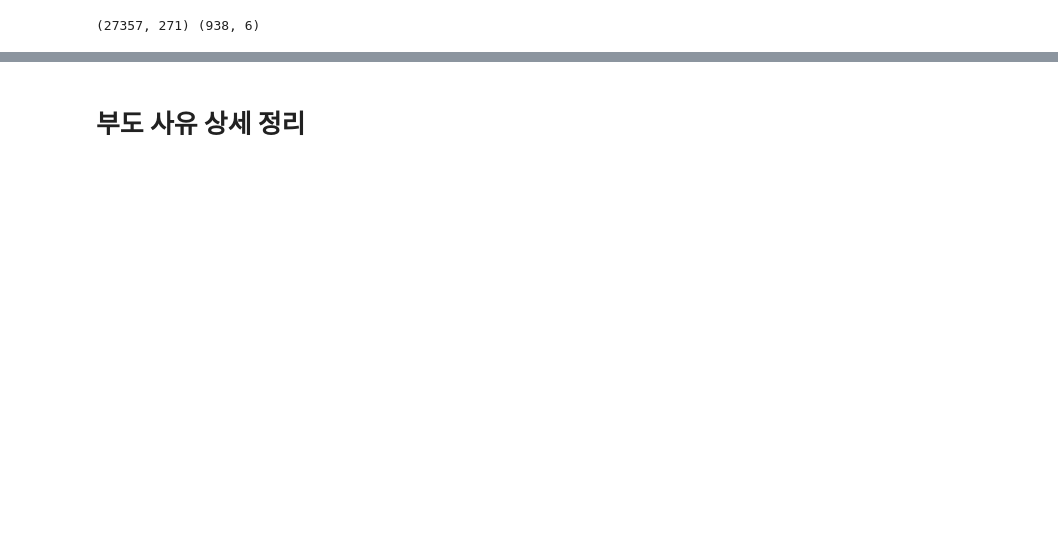
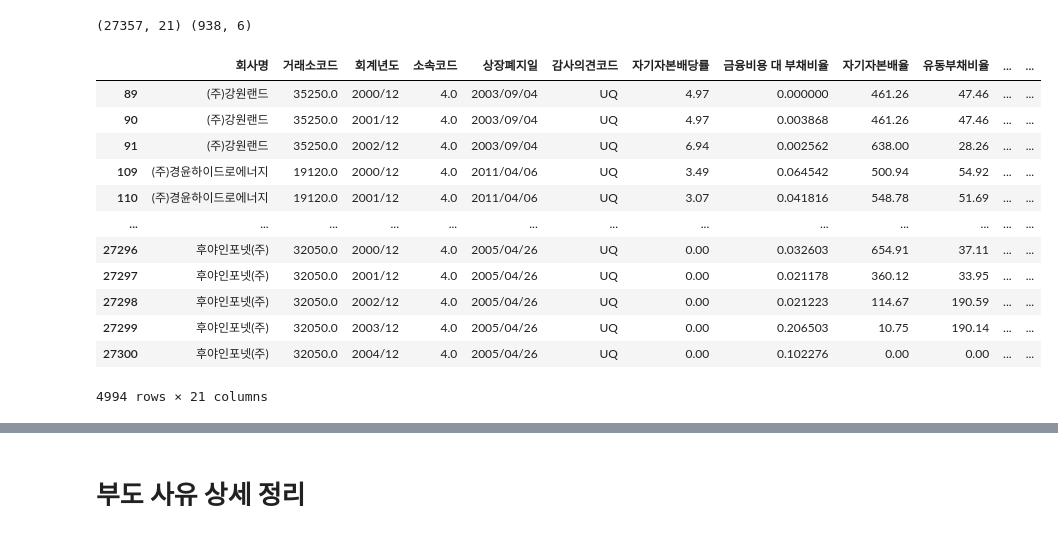
Before and after one commit to JxxHxxx/Ubion-CorporateBankruptcyAnalysis, a Jupyter notebook: Code/JH/code/preprocessing/prepro_bankruptcy_2.ipynb, the cells around one changed output, grey strips where cells are left out. Cells and saved outputs as stored; diff of their text form; code cells hidden in the pictures; blank space fills up the shorter version.

```diff
--- a/Code/JH/code/preprocessing/prepro_bankruptcy_2.ipynb
+++ b/Code/JH/code/preprocessing/prepro_bankruptcy_2.ipynb
@@ -3,8 +3,27 @@ import pandas as pd
 
 from bs4 import BeautifulSoup
 # %%
-dataset = pd.read_csv(r'C:\Users\JH\Desktop\Final\CBA\Data\kind_bankrupt_Final.csv', index_col=0)
-train = pd.read_csv(r'C:\Users\JH\Desktop\Final\CBA\Data\dataset.csv', index_col = 0)
+train = pd.read_csv(r'C:\Users\JH\Desktop\Final\CBA\Data\데이터정리중\재무변수_한국은행_Altman.csv',index_col=0)
+# train = train.drop(['감사의견코드','공시제목','년'], axis=1)
+train
+
+dataset = pd.read_csv(r'C:\Users\JH\Desktop\Final\CBA\Data\kind_bankrupt_Final.csv', index_col = 0)
 print(train.shape, dataset.shape)
 # %% [output]
-(27357, 271) (938, 6)
+(27357, 21) (938, 6)
+# %%
+train.loc[(train['부도'] == 1) & (train['소속코드'] == 4)]  # 얘네들은 공시를 찾을 수 없거나 다른 사유에 의해서 부도
+# %% [output]
+|  | 회사명 | 거래소코드 | 회계년도 | 소속코드 | 상장폐지일 | 감사의견코드 | 자기자본배당률 | 금융비용 대 부채비율 | 자기자본배율 | 유동부채비율 | ... | ... |
+| 89 | (주)강원랜드 | 35250.0 | 2000/12 | 4.0 | 2003/09/04 | UQ | 4.97 | 0.000000 | 461.26 | 47.46 | ... | ... |
+| 90 | (주)강원랜드 | 35250.0 | 2001/12 | 4.0 | 2003/09/04 | UQ | 4.97 | 0.003868 | 461.26 | 47.46 | ... | ... |
+| 91 | (주)강원랜드 | 35250.0 | 2002/12 | 4.0 | 2003/09/04 | UQ | 6.94 | 0.002562 | 638.00 | 28.26 | ... | ... |
+| 109 | (주)경윤하이드로에너지 | 19120.0 | 2000/12 | 4.0 | 2011/04/06 | UQ | 3.49 | 0.064542 | 500.94 | 54.92 | ... | ... |
+| 110 | (주)경윤하이드로에너지 | 19120.0 | 2001/12 | 4.0 | 2011/04/06 | UQ | 3.07 | 0.041816 | 548.78 | 51.69 | ... | ... |
+| ... | ... | ... | ... | ... | ... | ... | ... | ... | ... | ... | ... | ... |
+| 27296 | 후야인포넷(주) | 32050.0 | 2000/12 | 4.0 | 2005/04/26 | UQ | 0.00 | 0.032603 | 654.91 | 37.11 | ... | ... |
+| 27297 | 후야인포넷(주) | 32050.0 | 2001/12 | 4.0 | 2005/04/26 | UQ | 0.00 | 0.021178 | 360.12 | 33.95 | ... | ... |
+| 27298 | 후야인포넷(주) | 32050.0 | 2002/12 | 4.0 | 2005/04/26 | UQ | 0.00 | 0.021223 | 114.67 | 190.59 | ... | ... |
+| 27299 | 후야인포넷(주) | 32050.0 | 2003/12 | 4.0 | 2005/04/26 | UQ | 0.00 | 0.206503 | 10.75 | 190.14 | ... | ... |
+| 27300 | 후야인포넷(주) | 32050.0 | 2004/12 | 4.0 | 2005/04/26 | UQ | 0.00 | 0.102276 | 0.00 | 0.00 | ... | ... |
+4994 rows × 21 columns
```
Also changed, not shown: parts of 16 cells of this notebook, 3 other files.
